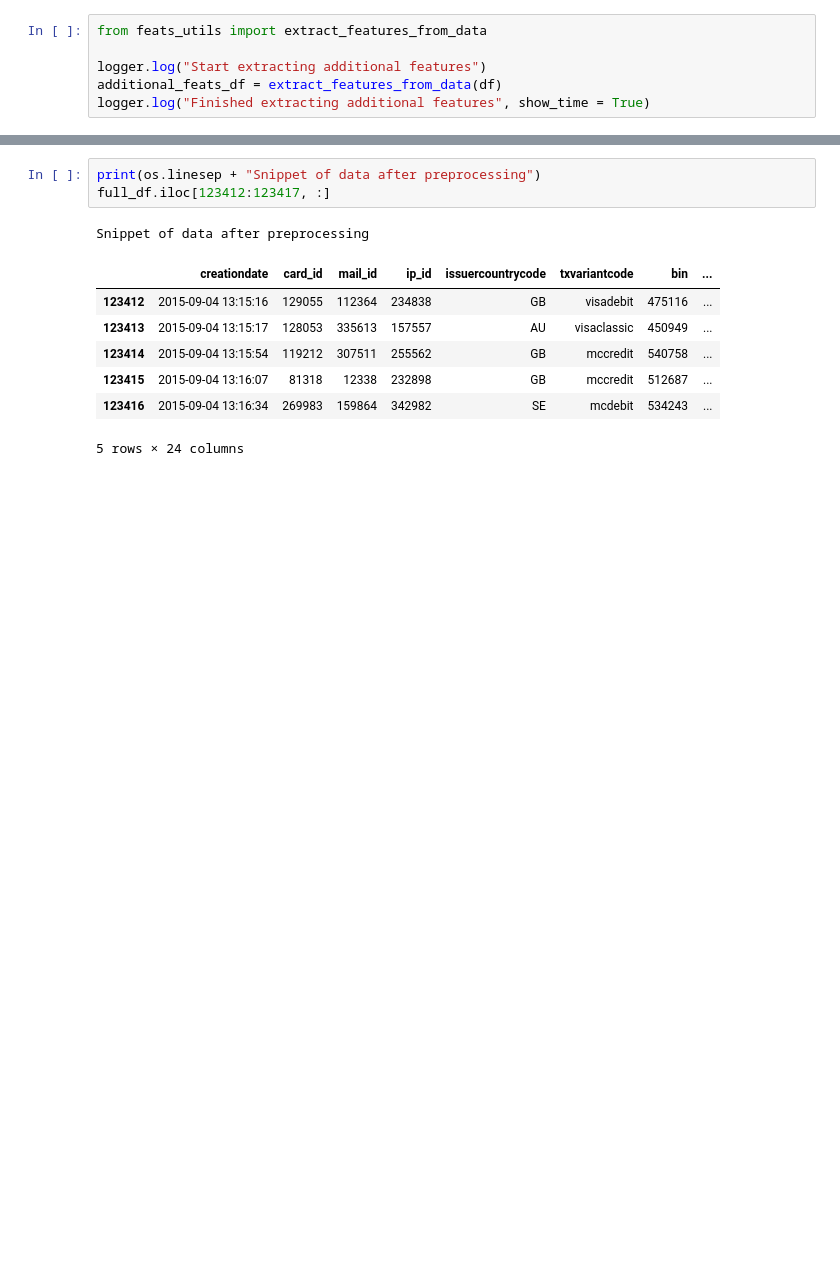
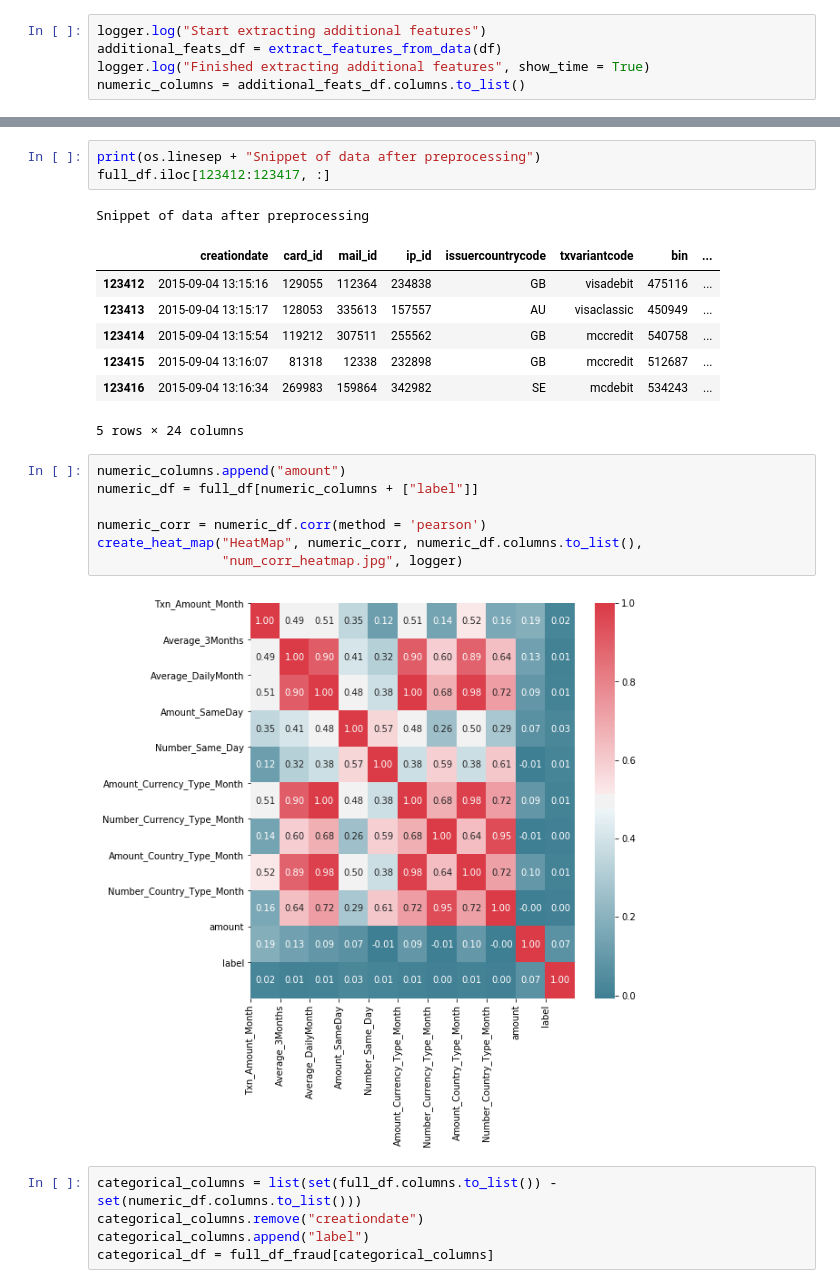
Before and after one commit to simionAndrei/CyberFraud1, a Jupyter notebook: Exploratory_Analysis.ipynb, the cells around one changed output, grey strips where cells are left out. Cells and saved outputs as stored; diff of their text form; blank space fills up the shorter version.

```diff
--- a/Exploratory_Analysis.ipynb
+++ b/Exploratory_Analysis.ipynb
@@ -181,7 +188,6 @@ df = df[columns]
 # %%
-from feats_utils import extract_features_from_data
-
 logger.log("Start extracting additional features")
 additional_feats_df = extract_features_from_data(df)
 logger.log("Finished extracting additional features", show_time = True)
+numeric_columns = additional_feats_df.columns.to_list()
 # %% [output]
@@ -217,3 +223,17 @@ Snippet of data after preprocessing
 | 123415 | 2015-09-04 13:16:07 | 81318 | 12338 | 232898 | GB | mccredit | 512687 | ... |
 | 123416 | 2015-09-04 13:16:34 | 269983 | 159864 | 342982 | SE | mcdebit | 534243 | ... |
 5 rows × 24 columns
+# %%
+numeric_columns.append("amount")
+numeric_df = full_df[numeric_columns + ["label"]]
+
+numeric_corr = numeric_df.corr(method = 'pearson')
+create_heat_map("HeatMap", numeric_corr, numeric_df.columns.to_list(),
+                "num_corr_heatmap.jpg", logger)
+# %% [output]
+[figure, added]
+# %%
+categorical_columns = list(set(full_df.columns.to_list()) - set(numeric_df.columns.to_list()))
+categorical_columns.remove("creationdate")
+categorical_columns.append("label")
+categorical_df = full_df_fraud[categorical_columns]
```
Also changed, not shown: parts of 15 cells of this notebook, 4 other files.
